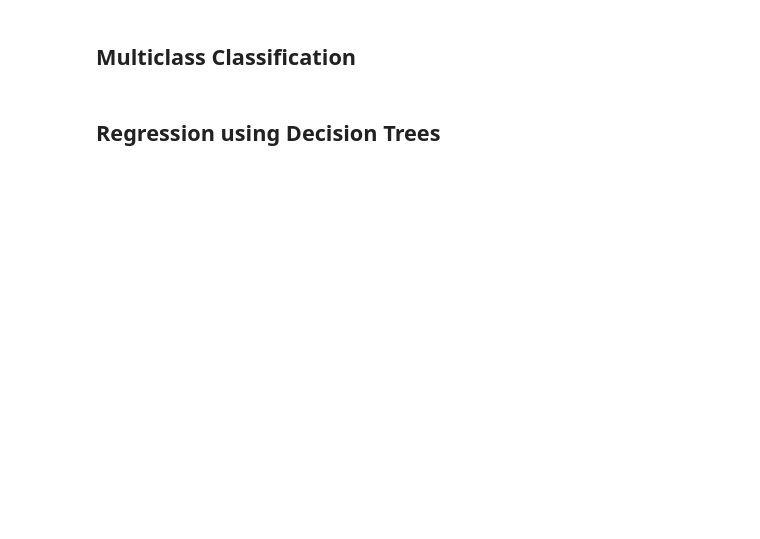
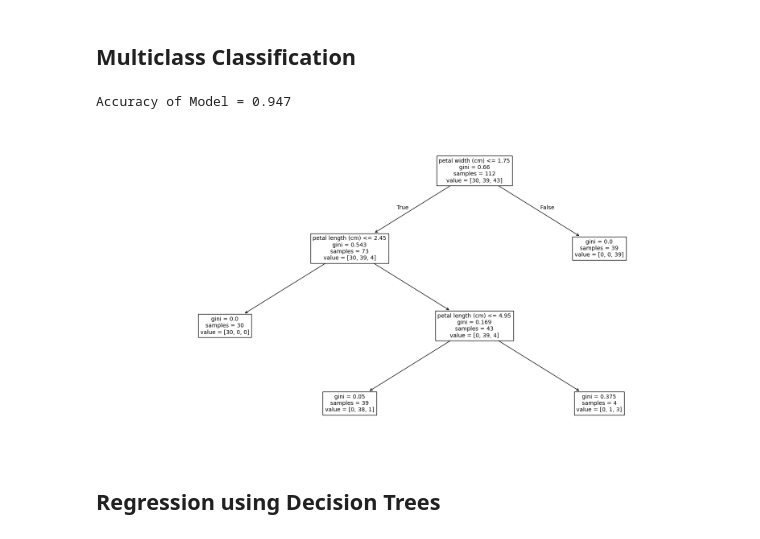
Before and after one commit to nikigurunathan/My-DAC-Curriculum, a Jupyter notebook: DAC-006_Machine_Learning/DAC-006-Intro_to_ML_Session_2_Student.ipynb, the cells around one changed output. Drawn from its saved outputs; the diff is of its cells as text; code cells hidden in the pictures; blank space fills up the shorter version.

```diff
--- a/DAC-006_Machine_Learning/DAC-006-Intro_to_ML_Session_2_Student.ipynb
+++ b/DAC-006_Machine_Learning/DAC-006-Intro_to_ML_Session_2_Student.ipynb
@@ -355,30 +393,33 @@ where $R(T)$ is the misclassification rate of a tree T, $\alpha$ the regularizat
 ## Multiclass Classification
 # %%
 # Load in our dataset
-# iris = load_iris(as_frame=True)
-# x = iris.data
-# y = iris.target
+iris = load_iris(as_frame=True)
+x = iris.data
+y = iris.target
 
-# # Generate training and test data
-# x_train, x_test, y_train, y_test = train_test_split(x, y)
+# Generate training and test data
+x_train, x_test, y_train, y_test = train_test_split(x, y)
 # %%
 # Initialize the DecisionTreeClassifier
-# model = DecisionTreeClassifier(max_depth=3)
-# model.fit(x_train, y_train)
+model = DecisionTreeClassifier(max_depth=3)
+model.fit(x_train, y_train)
 
-# # Estimate the class of validation date.
-# y_pred = model.predict(x_test)
+# Estimate the class of validation date.
+y_pred = model.predict(x_test)
 
-# # Measure the accuracy for validation data
-# accuracy = (y_test == y_pred).mean()
-# print('Accuracy of Model = {:.3f}'.format(accuracy))
+# Measure the accuracy for validation data
+accuracy = (y_test == y_pred).mean()
+print('Accuracy of Model = {:.3f}'.format(accuracy))
 
-# # Visualize the tree
-# # plt.figure(figsize=(20,10))
-# feat_names = x.columns.tolist()
+# Visualize the tree
+plt.figure(figsize=(20,10))
+feat_names = x.columns.tolist()
 # plt.figure(figsize=(14,6))
-# tree.plot_tree(model, feature_names = feat_names, fontsize=10)
-# plt.show()
+tree.plot_tree(model, feature_names = feat_names, fontsize=10)
+plt.show()
+# %% [output]
+Accuracy of Model = 0.947
+[figure, added]
 # %% [markdown]
 ## Regression using Decision Trees
 # %%
```
Also changed, not shown: parts of 12 cells of this notebook, 1 other file.
